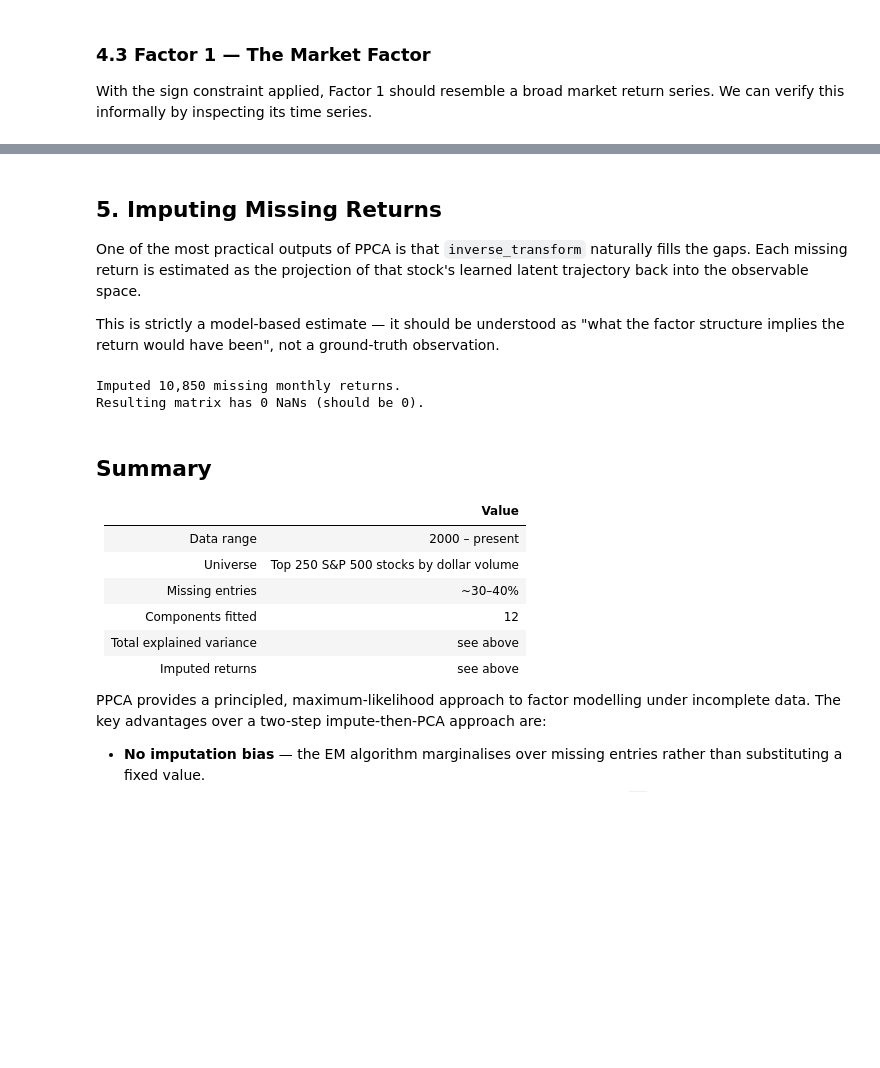
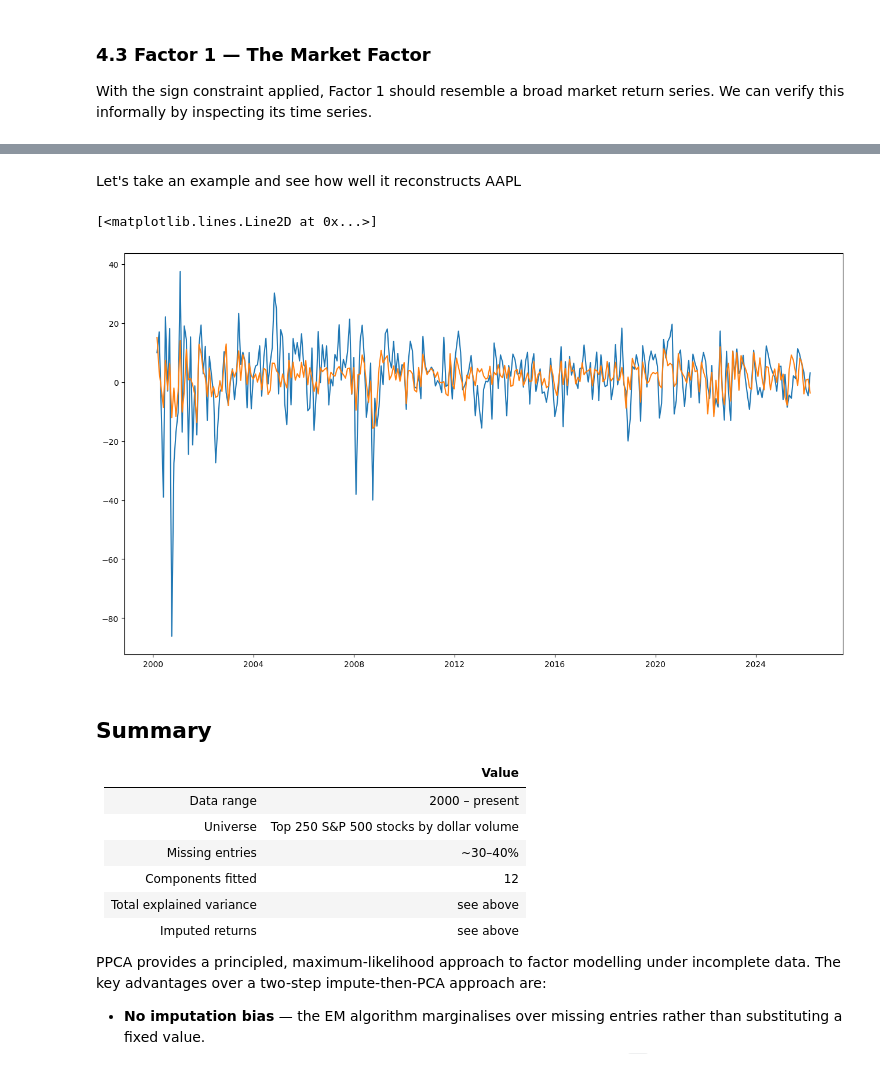
Before and after one commit to tingiskhan/rustypca, a Jupyter notebook: notebooks/demo.ipynb, the cells around one changed output, grey strips where cells are left out. Drawn from its saved outputs; the diff is of its cells as text; code cells hidden in the pictures; blank space fills up the shorter version.

```diff
--- a/notebooks/demo.ipynb
+++ b/notebooks/demo.ipynb
@@ -212,21 +213,18 @@ ax.set_xlim([ret.index.min(), ret.index.max()])
-# %% [markdown]
-## 5. Imputing Missing Returns
-
-One of the most practical outputs of PPCA is that `inverse_transform` naturally fills the gaps. Each missing return is estimated as the projection of that stock's learned latent trajectory back into the observable space.
-
-This is strictly a model-based estimate — it should be understood as "what the factor structure implies the return would have been", not a ground-truth observation.
-# %%
-X_filled = pipe.inverse_transform(factors)
-
-# Combine: keep observed returns, fill in model estimates for missing entries
-X_imputed = np.where(mask, X_filled, X)
-ret_imputed = pd.DataFrame(X_imputed, index=ret.index, columns=ret.columns)
-
-print(f"Imputed {mask.sum():,} missing monthly returns.")
-print(f"Resulting matrix has {ret_imputed.isna().sum().sum()} NaNs (should be 0).")
-# %% [output]
-Imputed 10,850 missing monthly returns.
-Resulting matrix has 0 NaNs (should be 0).
+# %% [markdown]
+Let's take an example and see how well it reconstructs AAPL
+# %%
+aapl_index = ret.columns.tolist().index("AAPL")
+
+X_inferred = pipe.inverse_transform(factors)
+
+fig, ax = plt.subplots()
+
+ax.plot(ret.index, ret.values[:, aapl_index])
+
+ax.plot(ret.index, X_inferred[:, aapl_index])
+# %% [output]
+[<matplotlib.lines.Line2D at 0x...>]
+[figure, added]
 # %% [markdown]
 ## Summary
 
```
Also changed, not shown: parts of 3 cells of this notebook, 5 other files.
